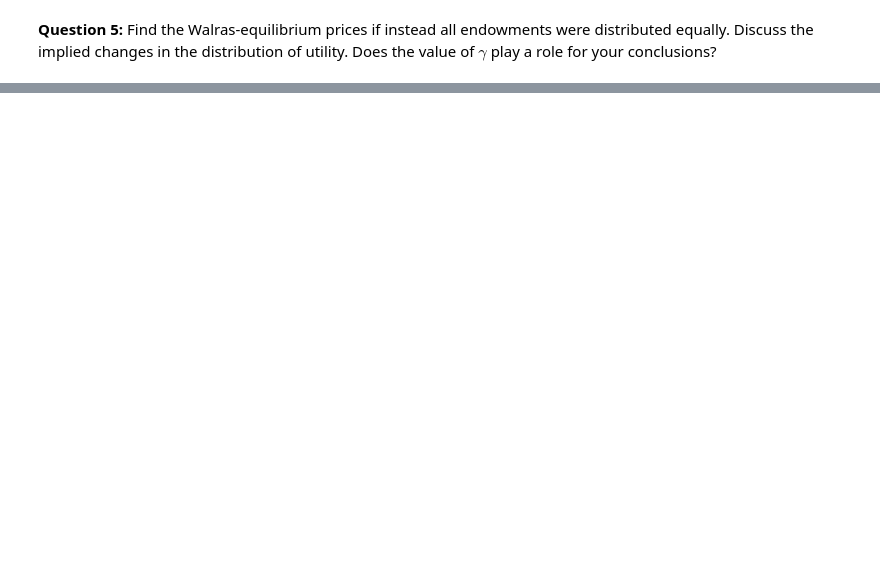
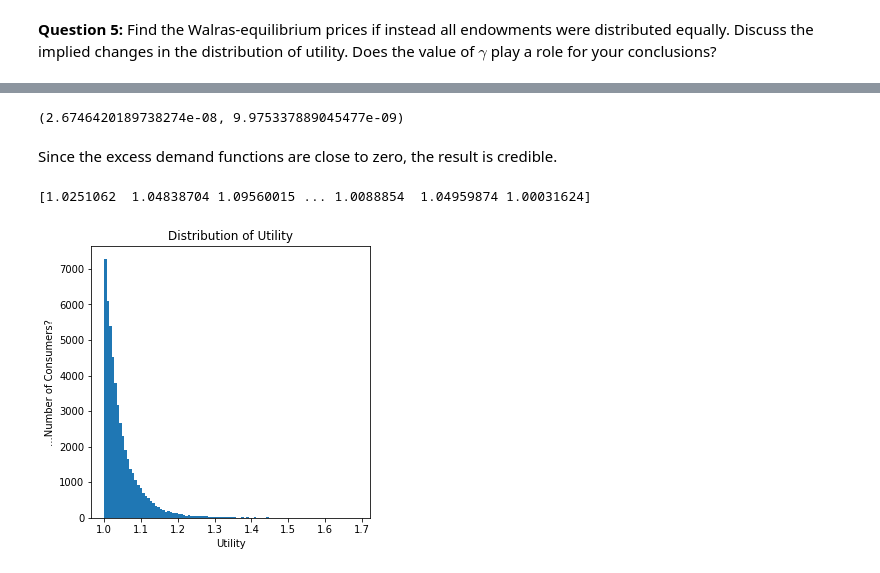
Before and after one commit to NumEconCopenhagen/projects-2019-tba, a Jupyter notebook: examproject/examproject/exam_2019_B.ipynb, the cells around one changed output, grey strips where cells are left out. Drawn from its saved outputs; the diff is of its cells as text; code cells hidden in the pictures; blank space fills up the shorter version.

```diff
--- a/examproject/examproject/exam_2019_B.ipynb
+++ b/examproject/examproject/exam_2019_B.ipynb
@@ -479,2 +556,6 @@ print(Z1,Z2,Z3)
 # %% [markdown]
 **Question 5:** Find the Walras-equilibrium prices if instead all endowments were distributed equally. Discuss the implied changes in the distribution of utility. Does the value of $\gamma$ play a role for your conclusions?
+# %%
+e1 = np.random.uniform(zeta,size=N)
+e2 = np.random.uniform(zeta,size=N)
+e3 = np.random.uniform(zeta,size=N)
@@ -480,0 +594,7 @@ print(Z1,Z2,Z3)
+# %%
+# call find equilibrium function
+p1 = 0.5
+p2 = 0.5
+kappa = 0.5
+eps = 1e-8
+p1, p2 = equilibrium_EE(betas,p1,p2,e1,e2,e3,kappa=kappa,eps=eps)
@@ -480,0 +619,23 @@ print(Z1,Z2,Z3)
+# %%
+Z1, Z2
+# %% [output]
+(2.6746420189738274e-08, 9.975337889045477e-09)
+# %% [markdown]
+Since the excess demand functions are close to zero, the result is credible.
+# %%
+#vector of utility dependent on es
+utility_vec_EE = utlity_func_EE(beta1,beta2,beta3,p1,p2,e1,e2,e3,gamma)
+
+print(utility_vec_EE)
+# %% [output]
+[1.0251062  1.04838704 1.09560015 ... 1.0088854  1.04959874 1.00031624]
+# %%
+fig_distr_utility = plt.figure(figsize=(5,5))
+
+plt.hist(utility_vec_EE, bins=100) #100 bins means grouping into 100 sections between 0 and 1
+plt.title("Distribution of Utility")
+plt.xlabel("Utility")
+plt.ylabel("...Number of Consumers?")
+plt.show()
+# %% [output]
+[figure, added]
```
Also changed, not shown: parts of 27 cells of this notebook.
